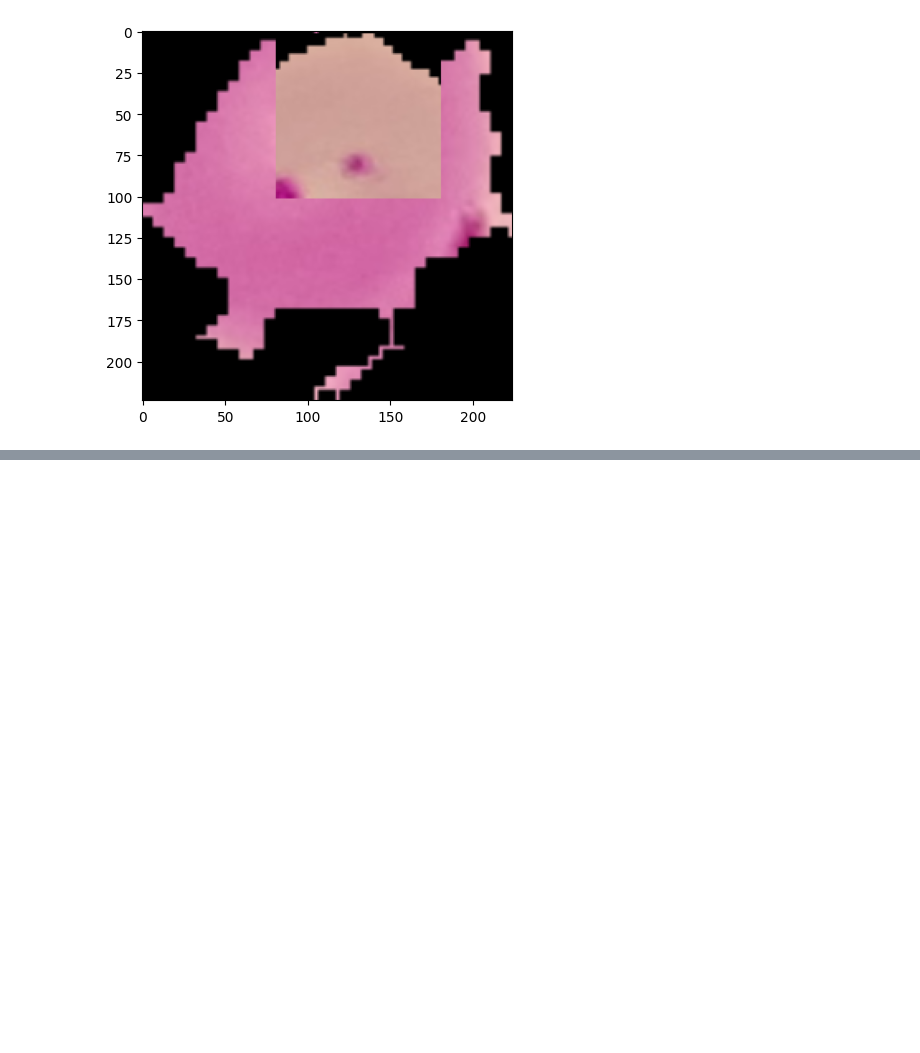
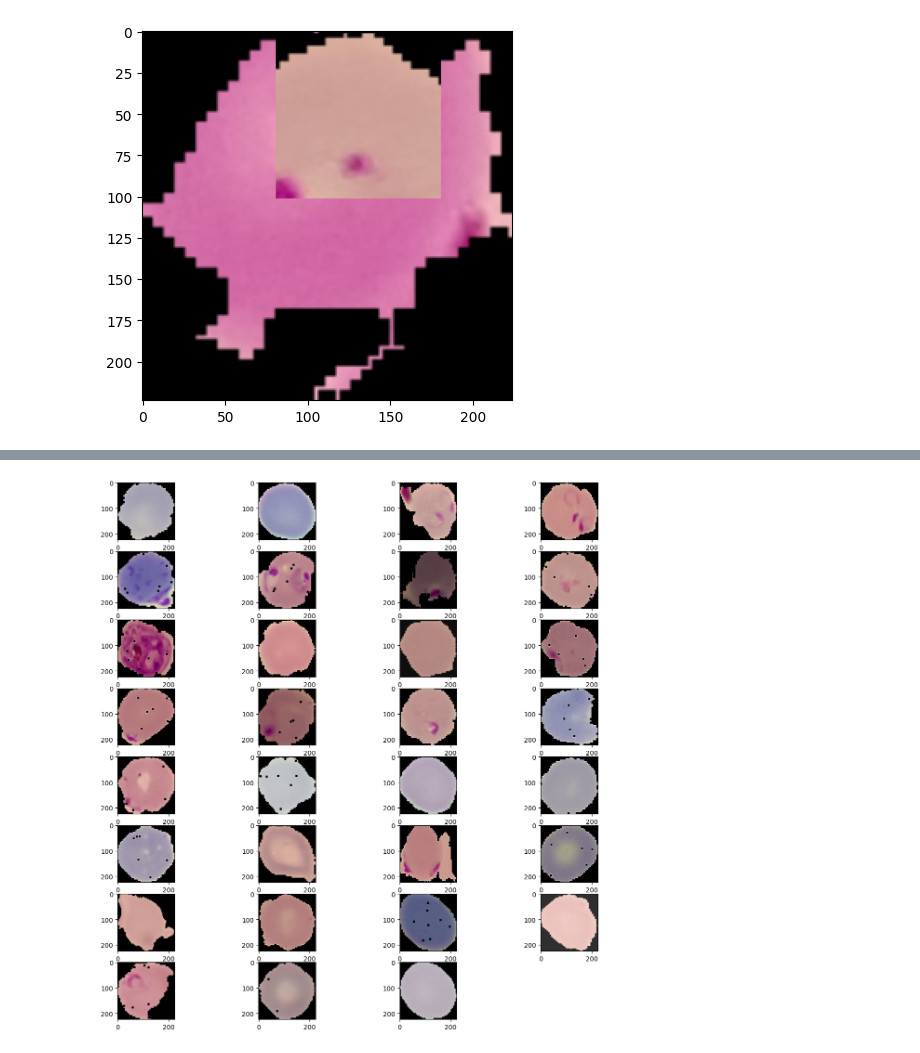
Before and after one commit to TusharMahata/Tensorflow_Learning, a Jupyter notebook: Malaria_2.ipynb, the cells around one changed output, grey strips where cells are left out. Saved outputs shown, nothing was run; the diff lists cells and outputs as text; code cells hidden in the pictures; blank space fills up the shorter version.

```diff
--- a/Malaria_2.ipynb
+++ b/Malaria_2.ipynb
@@ -402,0 +561,8 @@ tf.Tensor(
+# %%
+plt.figure(figsize=(15,15))
+
+for i in range(1,32):
+  plt.subplot(8,4,i)
+  plt.imshow(im[i])
+# %% [output]
+[figure, added]
```
Also changed, not shown: parts of 28 cells of this notebook.
